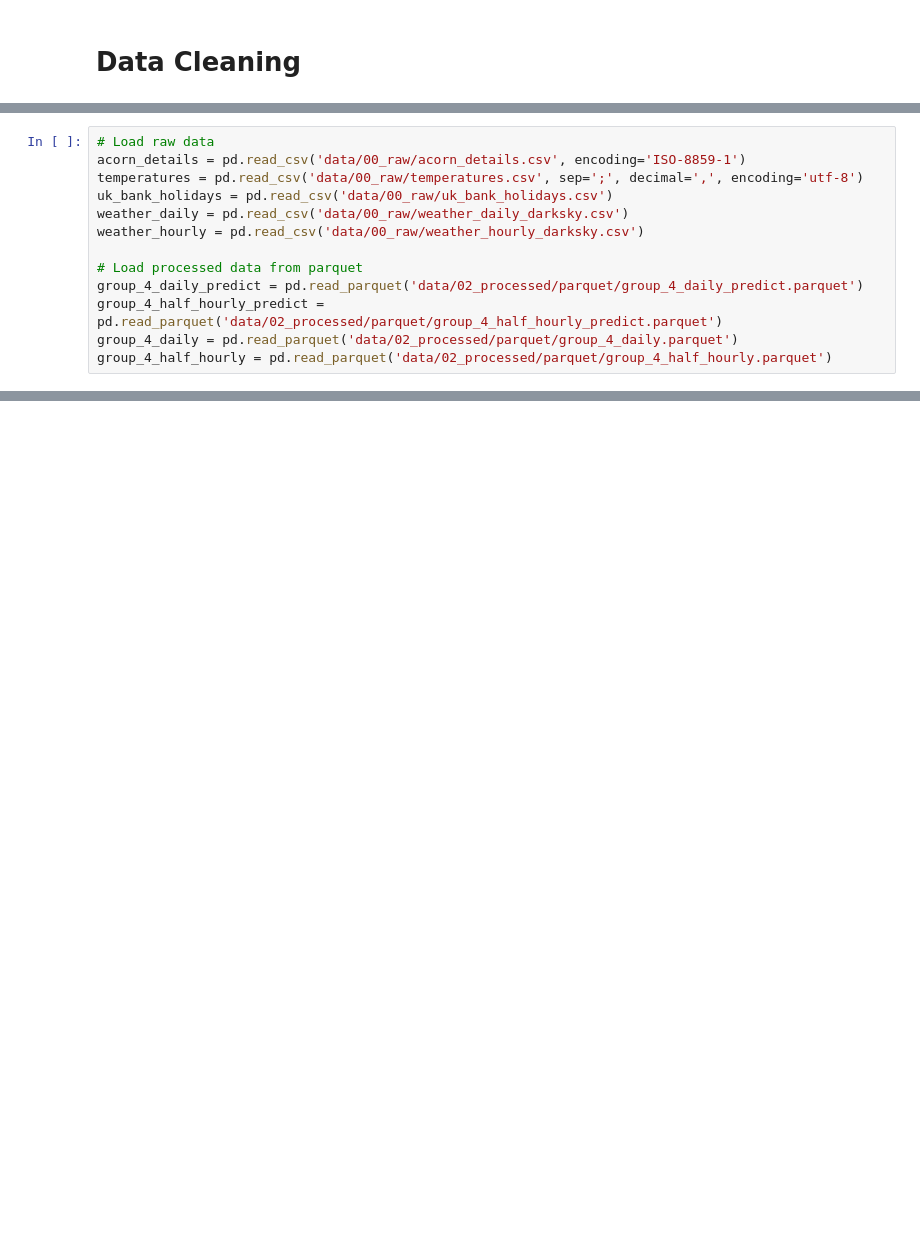
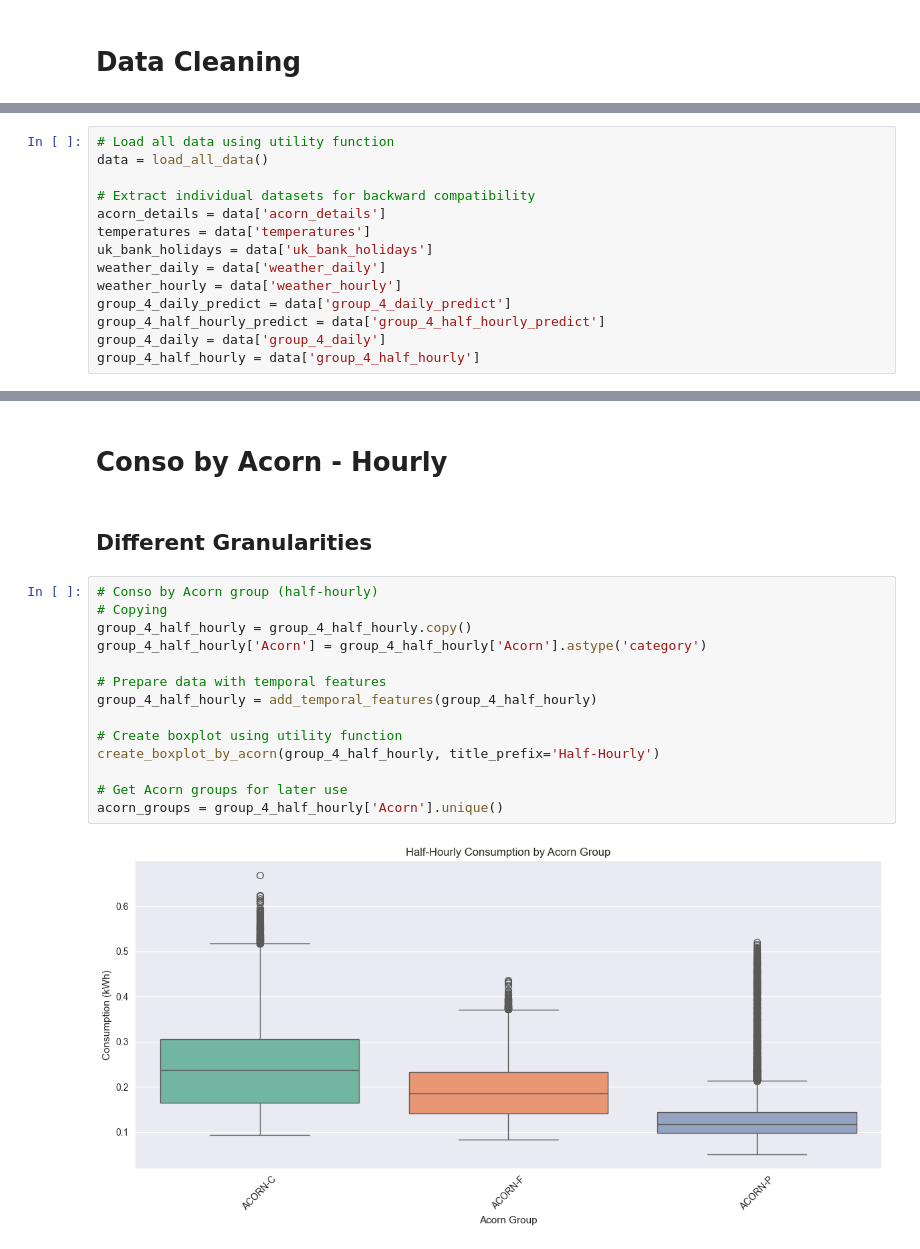
Before and after one commit to thiagonarcizo/Forecast-of-Electricity-Consumption, a Jupyter notebook: notebooks_thiago/01_data_exploration.ipynb, the cells around one changed output, grey strips where cells are left out. Saved outputs shown, nothing was run; the diff lists cells and outputs as text; blank space fills up the shorter version.

Commit message:
Group Hourly

```diff
--- a/notebooks_thiago/01_data_exploration.ipynb
+++ b/notebooks_thiago/01_data_exploration.ipynb
@@ -22,14 +471,15 @@ Changed working directory to: /Users/thiagonarcizo/Code/EI-ST4/Forecast-of-Elect
 # %%
-# Load raw data
-acorn_details = pd.read_csv('data/00_raw/acorn_details.csv', encoding='ISO-8859-1')
-temperatures = pd.read_csv('data/00_raw/temperatures.csv', sep=';', decimal=',', encoding='utf-8')
-uk_bank_holidays = pd.read_csv('data/00_raw/uk_bank_holidays.csv')
-weather_daily = pd.read_csv('data/00_raw/weather_daily_darksky.csv')
-weather_hourly = pd.read_csv('data/00_raw/weather_hourly_darksky.csv')
+# Load all data using utility function
+data = load_all_data()
 
-# Load processed data from parquet
-group_4_daily_predict = pd.read_parquet('data/02_processed/parquet/group_4_daily_predict.parquet')
-group_4_half_hourly_predict = pd.read_parquet('data/02_processed/parquet/group_4_half_hourly_predict.parquet')
-group_4_daily = pd.read_parquet('data/02_processed/parquet/group_4_daily.parquet')
-group_4_half_hourly = pd.read_parquet('data/02_processed/parquet/group_4_half_hourly.parquet')
+# Extract individual datasets for backward compatibility
+acorn_details = data['acorn_details']
+temperatures = data['temperatures']
+uk_bank_holidays = data['uk_bank_holidays']
+weather_daily = data['weather_daily']
+weather_hourly = data['weather_hourly']
+group_4_daily_predict = data['group_4_daily_predict']
+group_4_half_hourly_predict = data['group_4_half_hourly_predict']
+group_4_daily = data['group_4_daily']
+group_4_half_hourly = data['group_4_half_hourly']
 # %%
@@ -118,0 +493,20 @@ Problematic dataframes (6): ['acorn_details', 'temperatures', 'weather_daily', '
+# %% [markdown]
+# Conso by Acorn - Hourly
+# %% [markdown]
+## Different Granularities
+# %%
+# Conso by Acorn group (half-hourly)
+# Copying
+group_4_half_hourly = group_4_half_hourly.copy()
+group_4_half_hourly['Acorn'] = group_4_half_hourly['Acorn'].astype('category')
+
+# Prepare data with temporal features
+group_4_half_hourly = add_temporal_features(group_4_half_hourly)
+
+# Create boxplot using utility function
+create_boxplot_by_acorn(group_4_half_hourly, title_prefix='Half-Hourly')
+
+# Get Acorn groups for later use
+acorn_groups = group_4_half_hourly['Acorn'].unique()
+# %% [output]
+[figure, added]
```
Also changed, not shown: parts of 16 cells of this notebook.
